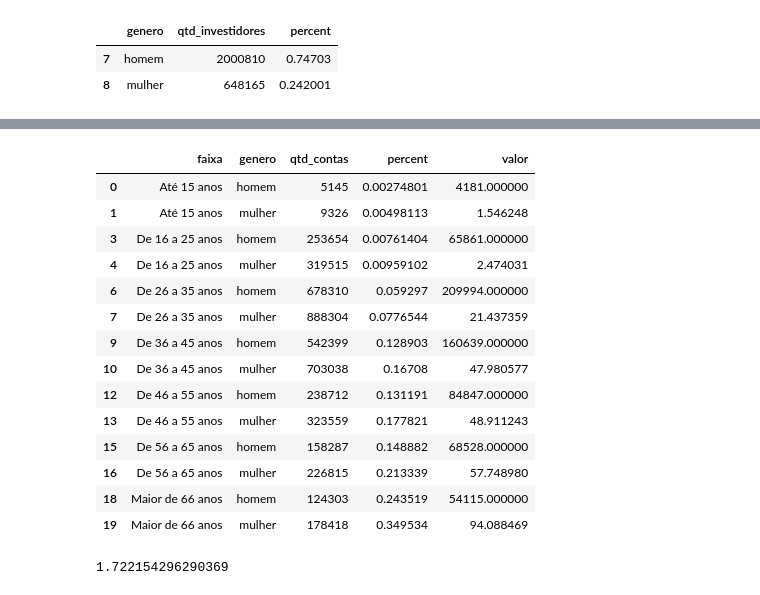
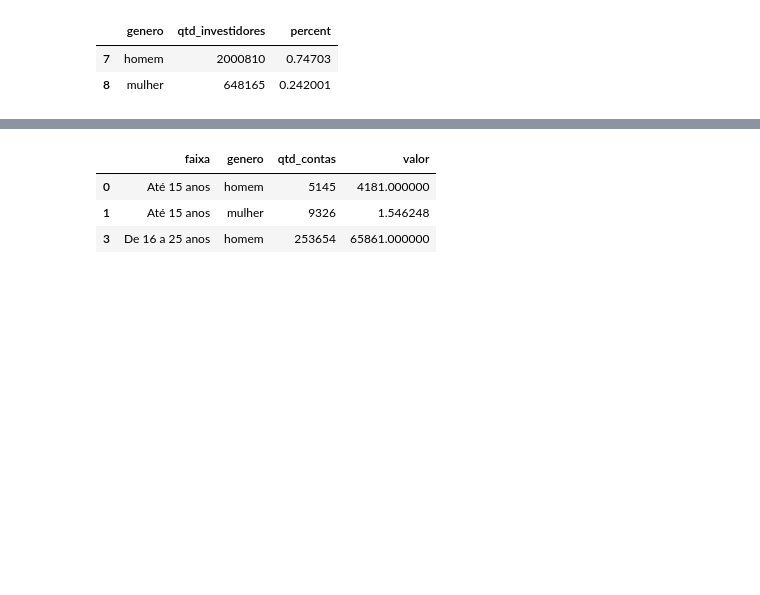
Before and after one commit to sielerod/hackathon_santander, a Jupyter notebook: exploracaoInvestIndividual.ipynb, the cells around one changed output, grey strips where cells are left out. Cells and saved outputs as stored; diff of their text form; code cells hidden in the pictures; blank space fills up the shorter version.

```diff
--- a/exploracaoInvestIndividual.ipynb
+++ b/exploracaoInvestIndividual.ipynb
@@ -315,40 +308,21 @@ perfil_temp
 # %%
-perfil_faixa_etaria = pd.DataFrame(columns=['faixa','genero','qtd_contas','percent'])
-
-#perfil_faixa_etaria.at[7,'genero'] = 'homem'
-#perfil_faixa_etaria.at[8,'genero'] ='mulher'
-#perfil_faixa_etaria
+perfil_faixa_etaria = pd.DataFrame(columns=['faixa','genero','qtd_contas'])
 
 j = 0
 for perfil, idx in zip(perfil_investidor_raw.loc[19:25,'Unnamed: 1':'Unnamed: 8'].values,range(7)):
     for i, genero in zip(range(0,len(perfil)-1,2),['homem','mulher']):
         #print(perfil)
         pos = idx+j
         perfil_faixa_etaria.at[pos,'faixa'] = perfil[0]
         perfil_faixa_etaria.at[pos,'qtd_contas'] = perfil[i+1]
         perfil_faixa_etaria.at[pos,'valor'] = perfil[i+2]
         perfil_faixa_etaria.at[pos,'genero'] = genero
-        perfil_faixa_etaria.at[pos,'percent'] = (perfil[i+1]*perfil[-1])/float(perfil[3]) #percentual por gênero
+        #perfil_faixa_etaria.at[pos,'percent'] = (perfil[i+1]*perfil[-1])/float(perfil[3]) #percentual por gênero
         j += 1
 
-perfil_faixa_etaria
+perfil_faixa_etaria.head(3)
 # %% [output]
-|  | faixa | genero | qtd_contas | percent | valor |
-| 0 | Até 15 anos | homem | 5145 | 0.00274801 | 4181.000000 |
-| 1 | Até 15 anos | mulher | 9326 | 0.00498113 | 1.546248 |
-| 3 | De 16 a 25 anos | homem | 253654 | 0.00761404 | 65861.000000 |
-| 4 | De 16 a 25 anos | mulher | 319515 | 0.00959102 | 2.474031 |
-| 6 | De 26 a 35 anos | homem | 678310 | 0.059297 | 209994.000000 |
-| 7 | De 26 a 35 anos | mulher | 888304 | 0.0776544 | 21.437359 |
-| 9 | De 36 a 45 anos | homem | 542399 | 0.128903 | 160639.000000 |
-| 10 | De 36 a 45 anos | mulher | 703038 | 0.16708 | 47.980577 |
-| 12 | De 46 a 55 anos | homem | 238712 | 0.131191 | 84847.000000 |
-| 13 | De 46 a 55 anos | mulher | 323559 | 0.177821 | 48.911243 |
-| 15 | De 56 a 65 anos | homem | 158287 | 0.148882 | 68528.000000 |
-| 16 | De 56 a 65 anos | mulher | 226815 | 0.213339 | 57.748980 |
-| 18 | Maior de 66 anos | homem | 124303 | 0.243519 | 54115.000000 |
-| 19 | Maior de 66 anos | mulher | 178418 | 0.349534 | 94.088469 |
+|  | faixa | genero | qtd_contas | valor |
+| 0 | Até 15 anos | homem | 5145 | 4181.000000 |
+| 1 | Até 15 anos | mulher | 9326 | 1.546248 |
+| 3 | De 16 a 25 anos | homem | 253654 | 65861.000000 |
-# %%
-perfil_faixa_etaria.percent.sum()
-# %% [output]
-1.722154296290369
```
Also changed, not shown: parts of 7 cells of this notebook.
